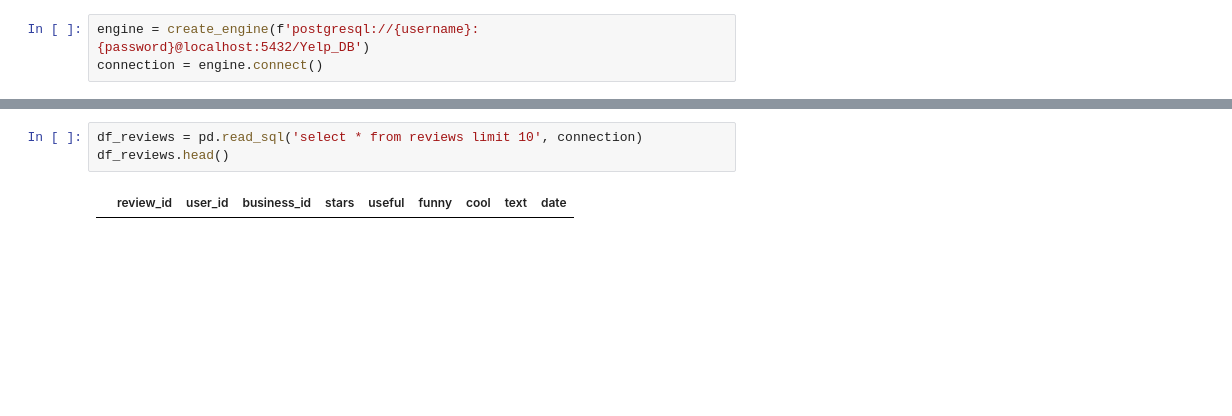
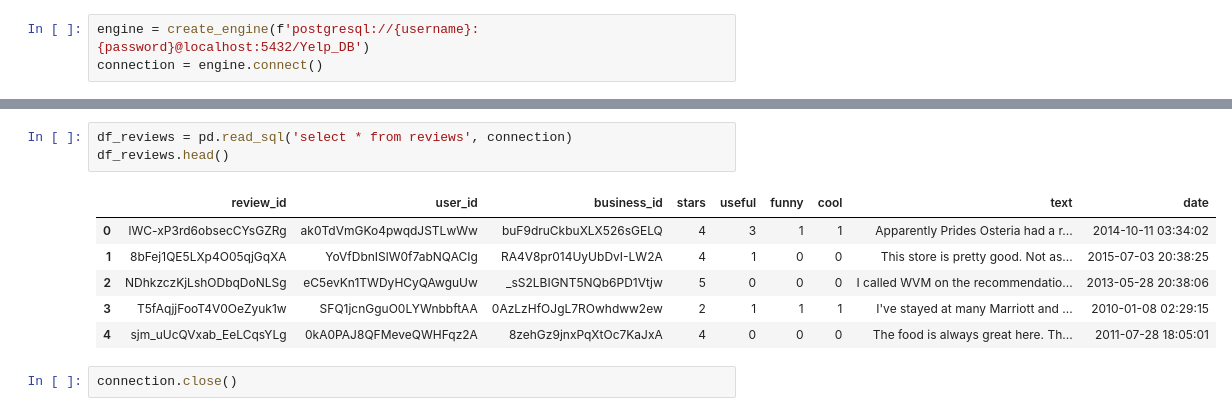
Before and after one commit to rsanchez-dv/Capstone_ML, a Jupyter notebook: 2_Preprocessing_Data.ipynb, the cells around one changed output, grey strips where cells are left out. Cells and saved outputs as stored; diff of their text form; blank space fills up the shorter version.

```diff
--- a/2_Preprocessing_Data.ipynb
+++ b/2_Preprocessing_Data.ipynb
@@ -46,7 +54,14 @@ df_users.head()
 | 4 | 37Hc8hr3cw0iHLoPzLK6Ow | Christine | 495 | 2008-03-03 04:57:05 | 1577 | 727 | 1124 | 2009,2010,2011 | -Q88pZUcrfN0BLBDp-bkAQ, etPn4Pv1G... | 47 | ... |
 5 rows × 22 columns
 # %%
-df_reviews = pd.read_sql('select * from reviews limit 10', connection)
+df_reviews = pd.read_sql('select * from reviews', connection)
 df_reviews.head()
 # %% [output]
 |  | review_id | user_id | business_id | stars | useful | funny | cool | text | date |
+| 0 | lWC-xP3rd6obsecCYsGZRg | ak0TdVmGKo4pwqdJSTLwWw | buF9druCkbuXLX526sGELQ | 4 | 3 | 1 | 1 | Apparently Prides Osteria had a r... | 2014-10-11 03:34:02 |
+| 1 | 8bFej1QE5LXp4O05qjGqXA | YoVfDbnISlW0f7abNQACIg | RA4V8pr014UyUbDvI-LW2A | 4 | 1 | 0 | 0 | This store is pretty good. Not as... | 2015-07-03 20:38:25 |
+| 2 | NDhkzczKjLshODbqDoNLSg | eC5evKn1TWDyHCyQAwguUw | _sS2LBIGNT5NQb6PD1Vtjw | 5 | 0 | 0 | 0 | I called WVM on the recommendatio... | 2013-05-28 20:38:06 |
+| 3 | T5fAqjjFooT4V0OeZyuk1w | SFQ1jcnGguO0LYWnbbftAA | 0AzLzHfOJgL7ROwhdww2ew | 2 | 1 | 1 | 1 | I've stayed at many Marriott and ... | 2010-01-08 02:29:15 |
+| 4 | sjm_uUcQVxab_EeLCqsYLg | 0kA0PAJ8QFMeveQWHFqz2A | 8zehGz9jnxPqXtOc7KaJxA | 4 | 0 | 0 | 0 | The food is always great here. Th... | 2011-07-28 18:05:01 |
+# %%
+connection.close()
```
Also changed, not shown: parts of 17 cells of this notebook, 2 other files.
